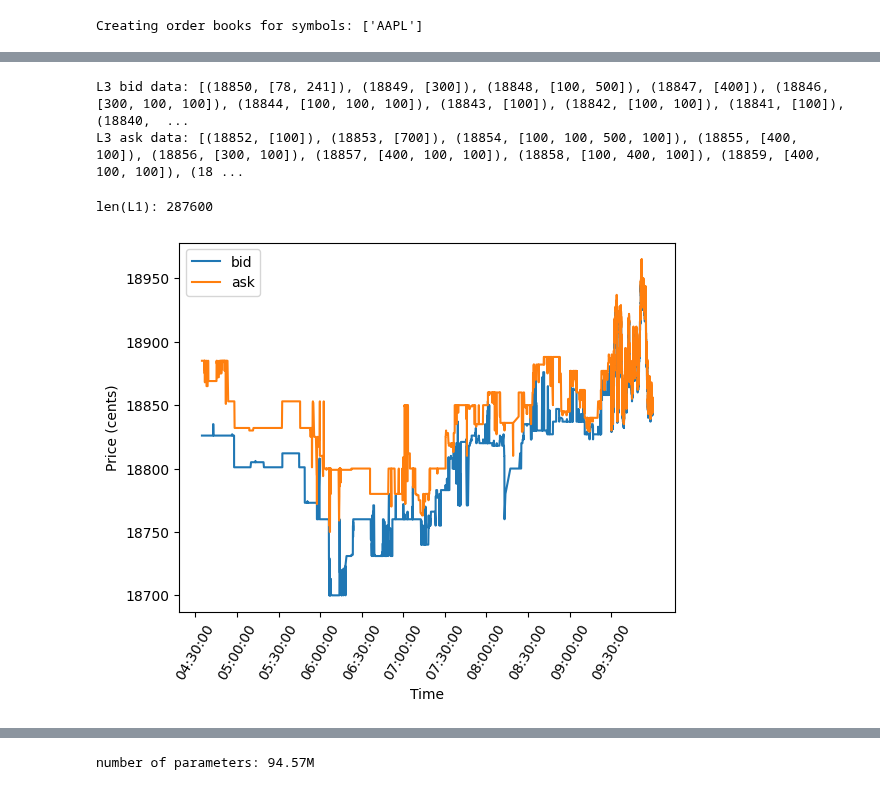
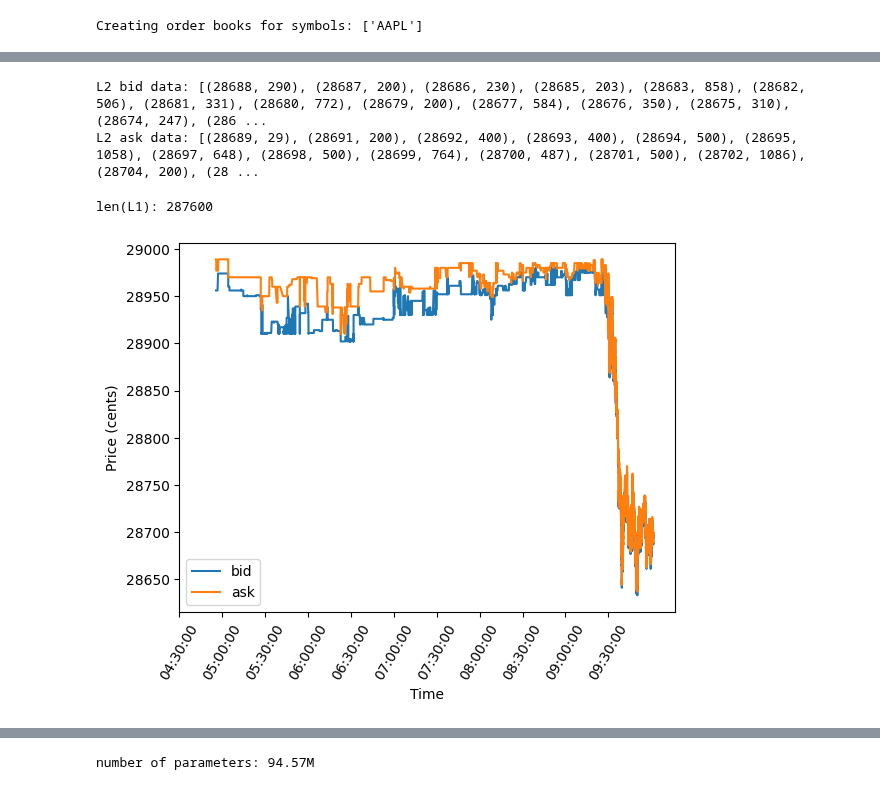
Before and after one commit to kingofguan/MarketGPT, a Jupyter notebook: notebooks/simulate.ipynb, the cells around one changed output, grey strips where cells are left out. Saved outputs shown, nothing was run; the diff lists cells and outputs as text; code cells hidden in the pictures.

Commit message:
run sim on unseen data; clean up sim code

```diff
--- a/notebooks/simulate.ipynb
+++ b/notebooks/simulate.ipynb
@@ -97,7 +97,10 @@ class FakeExchangeAgent:
 # %%
 # define load paths
 raw_itch_load_path = parent_folder_path + '/dataset/raw/ITCH/'
-processed_dataset = '03272019.NASDAQ_ITCH50_AAPL_message_proc.npy'
+# processed_dataset = '03272019.NASDAQ_ITCH50_AAPL_message_proc.npy'
+# eval_date = '03272019'
+processed_dataset = '12302019.NASDAQ_ITCH50_AAPL_message_proc.npy'
+eval_date = '12302019'
 proc_data_dir = os.path.join('dataset/proc/ITCH/full_view/', processed_dataset)
 proc_data_dir = parent_folder_path + '/' + proc_data_dir
 symbols_load_path = parent_folder_path + '/dataset/symbols/'
@@ -120,7 +123,7 @@ with open(symbols_file) as f:
 # load raw ITCH data (book)
 symbols = []
 for m_f, b_f in tqdm(zip(itch_message_files, itch_book_files)):
-    if '03272019' not in m_f:
+    if eval_date not in m_f:
         continue
     print(m_f)
 
@@ -133,7 +136,7 @@ for m_f, b_f in tqdm(zip(itch_message_files, itch_book_files)):
 
 # load processed ITCH data (messages)
 # proc_messages = np.array(np.load(proc_data_dir, mmap_mode='r')[0:num_context_msgs])
-# proc_messages = np.array(np.load(proc_data_dir, mmap_mode='r')[0:(12749 + num_context_msgs)])\
+# proc_messages = np.array(np.load(proc_data_dir, mmap_mode='r')[0:(12749 + num_context_msgs)])
 proc_messages = np.array(np.load(proc_data_dir, mmap_mode='r')[0:(msgs_to_load_LOB + num_context_msgs)])
 print("proc_messages.shape:", proc_messages.shape)
 # print("proc_messages:", proc_messages)
@@ -454,42 +424,47 @@ for msg in proc_messages:
         last_prices.append((time, price))
 
 # print end result
-print("L3 bid data:", order_books[symbols[0]].get_l3_bid_data())
-print("L3 ask data:", order_books[symbols[0]].get_l3_ask_data())
+# print("L3 bid data:", order_books[symbols[0]].get_l3_bid_data())
+# print("L3 ask data:", order_books[symbols[0]].get_l3_ask_data())
+print("L2 bid data:", order_books[symbols[0]].get_l2_bid_data())
+print("L2 ask data:", order_books[symbols[0]].get_l2_ask_data())
 # %% [output]
-L3 bid data: [(18850, [78, 241]), (18849, [300]), (18848, [100, 500]), (18847, [400]), (18846, [300, 100, 100]), (18844, [100, 100, 100]), (18843, [100]), (18842, [100, 100]), (18841, [100]), (18840,  ...
-L3 ask data: [(18852, [100]), (18853, [700]), (18854, [100, 100, 500, 100]), (18855, [400, 100]), (18856, [300, 100]), (18857, [400, 100, 100]), (18858, [100, 400, 100]), (18859, [400, 100, 100]), (18 ...
+L2 bid data: [(28688, 290), (28687, 200), (28686, 230), (28685, 203), (28683, 858), (28682, 506), (28681, 331), (28680, 772), (28679, 200), (28677, 584), (28676, 350), (28675, 310), (28674, 247), (286 ...
+L2 ask data: [(28689, 29), (28691, 200), (28692, 400), (28693, 400), (28694, 500), (28695, 1058), (28697, 648), (28698, 500), (28699, 764), (28700, 487), (28701, 500), (28702, 1086), (28704, 200), (28 ...
 # %%
 print("len(L1):", len(L1))
 
 # plot L1 data
 times = [L1[i][0] for i in range(len(L1))]
 bids = [L1[i][1][0] for i in range(len(L1))]
 asks = [L1[i][2][0] for i in range(len(L1))]
 # plt.plot(times, bids, label='bid')
 # plt.plot(times, asks, label='ask')
 
 # plot recent time steps
 # plt.plot(times[-14000:], bids[-14000:], label='bid')
 # # plt.plot(times[-14000:], asks[-14000:], label='ask')
-plt.plot(times[-286000:], bids[-286000:], label='bid')
-plt.plot(times[-286000:], asks[-286000:], label='ask')
+
+# plt.plot(times[-286000:], bids[-286000:], label='bid')
+# plt.plot(times[-286000:], asks[-286000:], label='ask')
+plt.plot(times[-286600:], bids[-286600:], label='bid')
+plt.plot(times[-286600:], asks[-286600:], label='ask')
 
 plt.legend()
 plt.xlabel("Time")
 plt.ylabel("Price (cents)")
 # plt.show()
 
 time_mesh = np.arange(
     str_to_ns("04:30:00"),
     # str_to_ns("09:30:00"),
     str_to_ns("10:00:00"),
     1e9*60*30 # last number is minutes increment (every 30 minutes in this case)
 )
 _=plt.xticks(time_mesh, [ fmt_ts(time).split(" ")[1] for time in time_mesh], rotation=60 )
 # %% [output]
 len(L1): 287600
-[figure, old version]
+[figure, new version]
 # %%
 print("len(last_prices):", len(last_prices))
 
```
Also changed, not shown: parts of 36 cells of this notebook.
